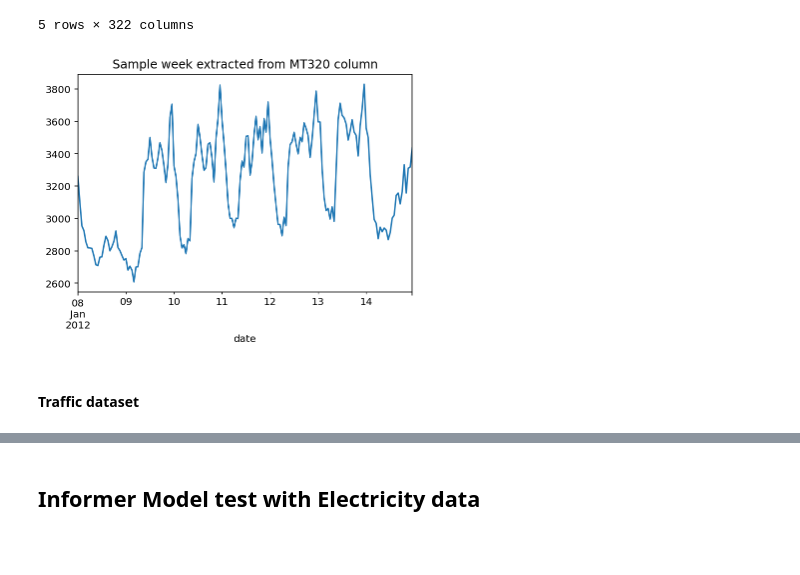
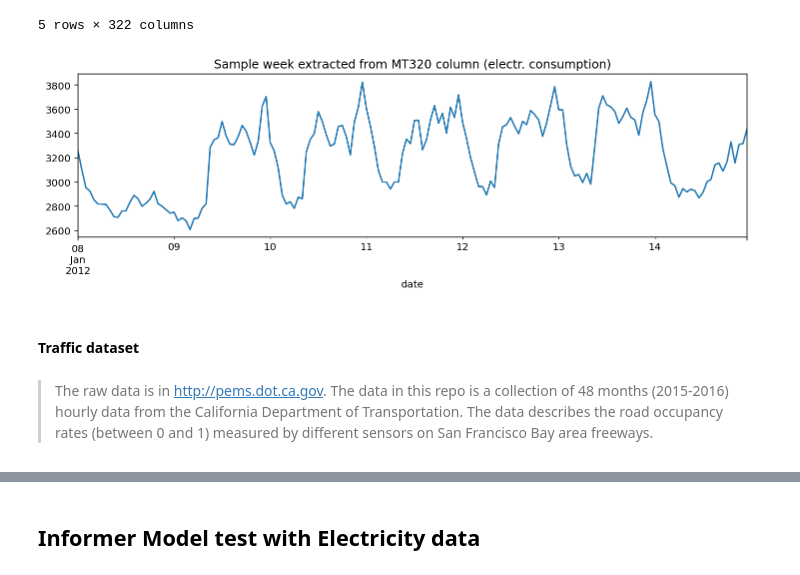
Before and after one commit to andresC98/TSF_Transformers_TFM, a Jupyter notebook: code_notebooks/[TFM] Informer Model - Traffic & Electricity benchmarks - First tests.ipynb, the cells around one changed output, grey strips where cells are left out. Drawn from its saved outputs; the diff is of its cells as text; code cells hidden in the pictures; blank space fills up the shorter version.

```diff
--- a/code_notebooks/[TFM] Informer Model - Traffic & Electricity benchmarks - First tests.ipynb
+++ b/code_notebooks/[TFM] Informer Model - Traffic & Electricity benchmarks - First tests.ipynb
@@ -72,15 +72,15 @@ import numpy as np
 # %% [markdown]
 #### Electricity dataset
 # %%
-data_df = pd.read_csv("data/aggr_data/electricity.txt", header=None)
-data_df['date'] = pd.date_range(start='1/1/2012', periods=data_df.shape[0], freq="H")
-data_df.to_csv("data/aggr_data/electr_proc_data.csv") #to later use with library
+electr_df = pd.read_csv("data/aggr_data/electricity.txt", header=None)
+electr_df['date'] = pd.date_range(start='1/1/2012', periods=electr_df.shape[0], freq="H")
+electr_df.to_csv("data/aggr_data/electr_proc_data.csv") #to later use with library
 # reorder columns
-cols = data_df.columns.tolist()
+cols = electr_df.columns.tolist()
 cols = cols[-1:] + cols[:-1]
-data_df = data_df[cols]
+electr_df = electr_df[cols]
 # showing sample
-data_df.head()
+electr_df.head()
 # %% [output]
 |  | date | 0 | 1 | 2 | 3 | 4 | 5 | 6 | 7 | 8 | 9 | ... |
 | 0 | 2012-01-01 00:00:00 | 14.0 | 69.0 | 234.0 | 415.0 | 215.0 | 1056.0 | 29.0 | 840.0 | 226.0 | 265.0 | ... |
@@ -90,8 +90,9 @@ data_df.head()
 | 4 | 2012-01-01 04:00:00 | 22.0 | 91.0 | 312.0 | 346.0 | 190.0 | 647.0 | 16.0 | 733.0 | 186.0 | 179.0 | ... |
 5 rows × 322 columns
 # %%
-data_df.set_index("date")[320][168:336].plot(title="Sample week extracted from MT320 column");
+electr_df.set_index("date")[320][168:336].plot(title="Sample week extracted from MT320 column (electr. consumption)",
+                                               figsize=(12,3));
 # %% [output]
-[figure, old version]
+[figure, new version]
 # %% [markdown]
 #### Traffic dataset
@@ -99,0 +99,2 @@ data_df.set_index("date")[320][168:336].plot(title="Sample week extracted from M
+# %% [markdown]
+> The raw data is in http://pems.dot.ca.gov. The data in this repo is a collection of 48 months (2015-2016) hourly data from the California Department of Transportation. The data describes the road occupancy rates (between 0 and 1) measured by different sensors on San Francisco Bay area freeways.
```
Also changed, not shown: parts of 19 cells of this notebook.
